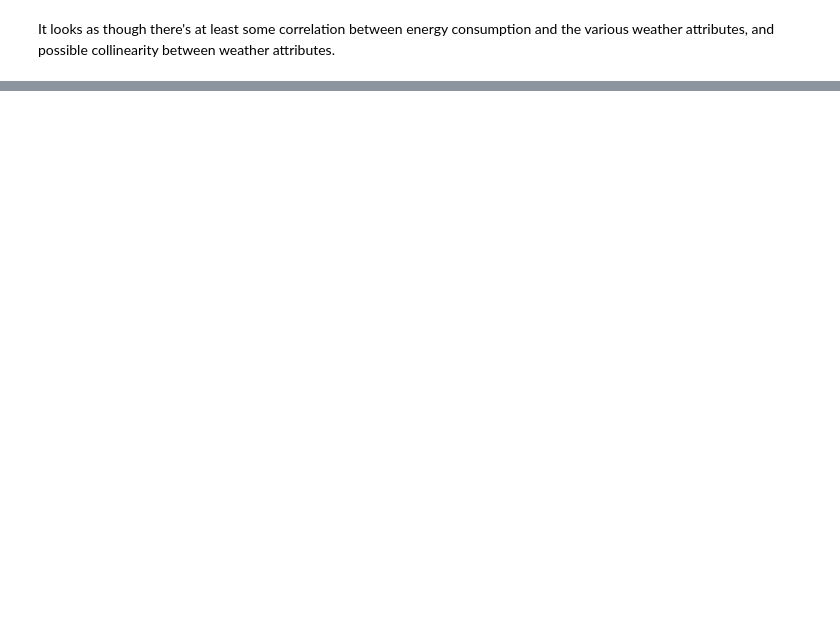
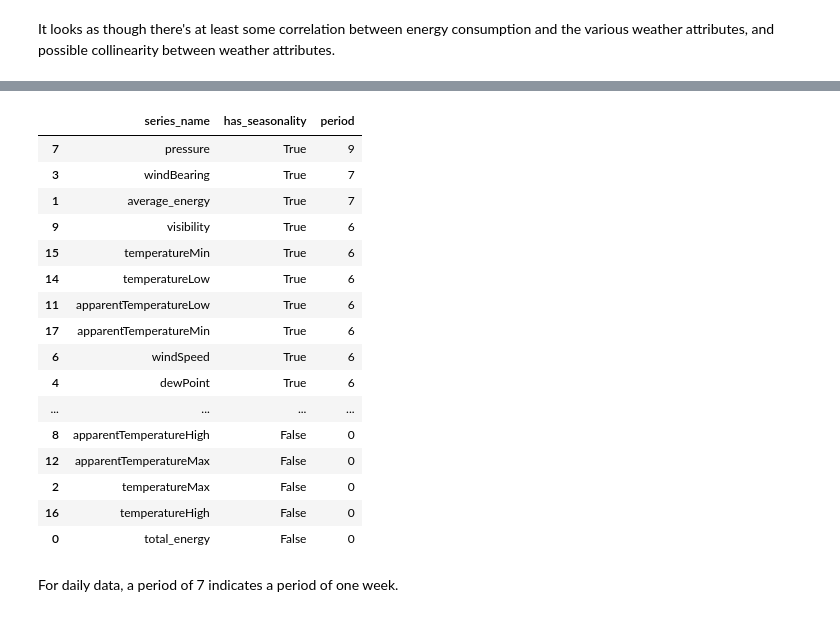
Before and after one commit to richhuwtaylor/predicting-energy-demand, a Jupyter notebook: code/data-analysis.ipynb, the cells around one changed output, grey strips where cells are left out. Drawn from its saved outputs; the diff is of its cells as text; code cells hidden in the pictures; blank space fills up the shorter version.

```diff
--- a/code/data-analysis.ipynb
+++ b/code/data-analysis.ipynb
@@ -173,0 +256,41 @@ get_adfuller_p_values(energy_weather_df, columns_of_interest)
+# %%
+# Use Darts to extract the first statistically significant seasonality period for each series
+def get_seasonality_periods(df, column_names, threshold=0.05):
+    periods_df = pd.DataFrame(columns=['series_name', 'has_seasonality', 'period'])
+    for column in column_names:
+
+        # convert the column into a Darts TimeSeries object
+        darts_time_series = TimeSeries.from_series(df[column])
+
+        # Perform the seasonality check
+        result = check_seasonality(darts_time_series, alpha=threshold)
+
+        # Create a temporary DataFrame with the column name and p-value
+        temp_df = pd.DataFrame({'series_name': [column], 'has_seasonality': result[0], 'period': result[1]})
+
+        # Concatenate the temporary DataFrame with the main DataFrame
+        periods_df = pd.concat([periods_df, temp_df], ignore_index=True)
+
+    return periods_df.sort_values(by='period', ascending=False)
+# %%
+get_seasonality_periods(energy_weather_df, columns_of_interest)
+# %% [output]
+|  | series_name | has_seasonality | period |
+| 7 | pressure | True | 9 |
+| 3 | windBearing | True | 7 |
+| 1 | average_energy | True | 7 |
+| 9 | visibility | True | 6 |
+| 15 | temperatureMin | True | 6 |
+| 14 | temperatureLow | True | 6 |
+| 11 | apparentTemperatureLow | True | 6 |
+| 17 | apparentTemperatureMin | True | 6 |
+| 6 | windSpeed | True | 6 |
+| 4 | dewPoint | True | 6 |
+| ... | ... | ... | ... |
+| 8 | apparentTemperatureHigh | False | 0 |
+| 12 | apparentTemperatureMax | False | 0 |
+| 2 | temperatureMax | False | 0 |
+| 16 | temperatureHigh | False | 0 |
+| 0 | total_energy | False | 0 |
+# %% [markdown]
+For daily data, a period of 7 indicates a period of one week.
```
Also changed, not shown: parts of 17 cells of this notebook, 1 other file.
